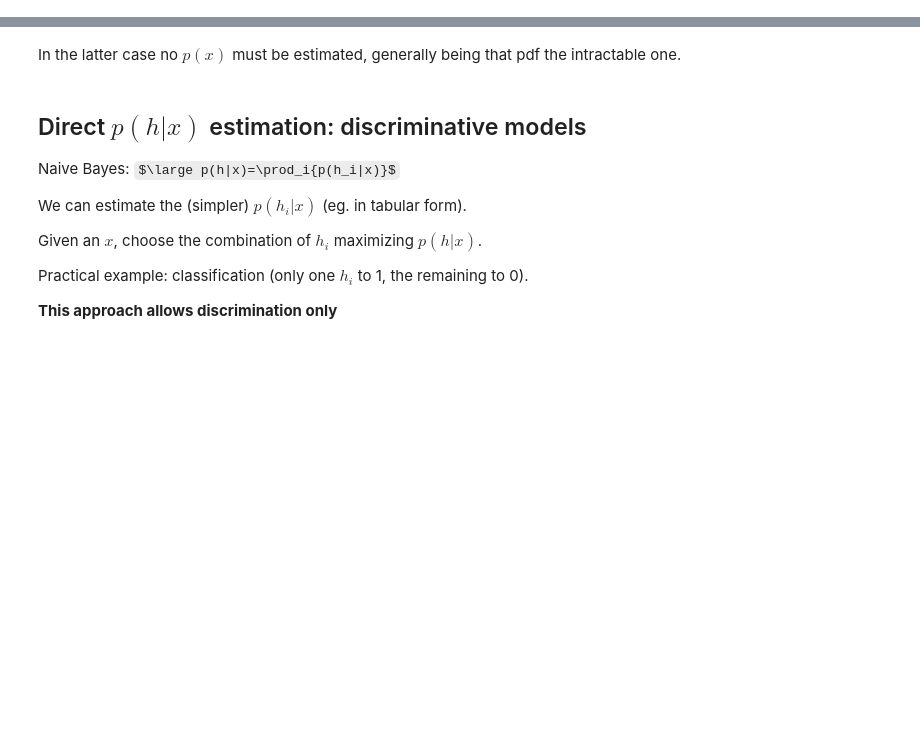
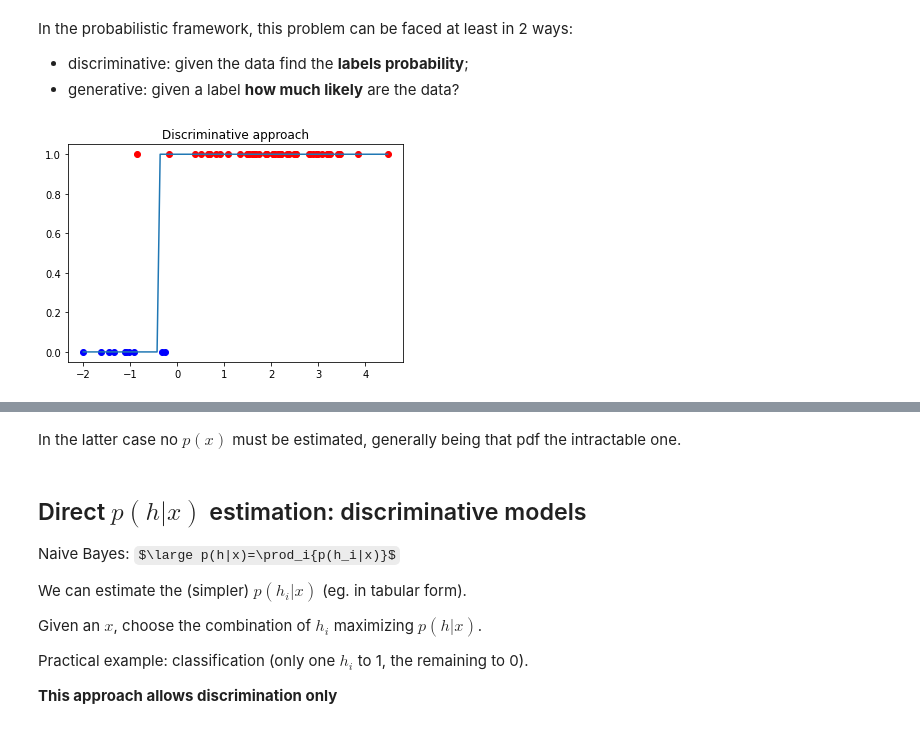
Before and after one commit to ilgabbio/meetup-generative-models, a Jupyter notebook: 00_generative.ipynb, the cells around one changed output, grey strips where cells are left out. Drawn from its saved outputs; the diff is of its cells as text; code cells hidden in the pictures; some formulas as TeX source; blank space fills up the shorter version.

```diff
--- a/00_generative.ipynb
+++ b/00_generative.ipynb
@@ -2,0 +20,21 @@
+# %% [markdown]
+In the probabilistic framework, this problem can be faced at least in 2 ways:
+
+- discriminative: given the data find the __labels probability__;
+- generative: given a label __how much likely__ are the data?
+# %%
+from sklearn.linear_model import LogisticRegression
+
+# Discriminative model:
+samples = np.concatenate([x1,x2]).reshape(-1,1)
+classification = np.concatenate([np.zeros(x1.shape), np.ones(x2.shape)])
+model = LogisticRegression().fit(samples,classification)
+
+plt.scatter(x1,np.zeros(x1.shape),c='b')
+plt.scatter(x2,np.ones(x2.shape),c='r')
+x = np.linspace(min(samples),max(samples),100)
+plt.plot(x,model.predict(x))
+plt.title('Discriminative approach')
+plt.show()
+# %% [output]
+[figure, added]
```
Also changed, not shown: parts of 11 cells of this notebook, 4 other files.
